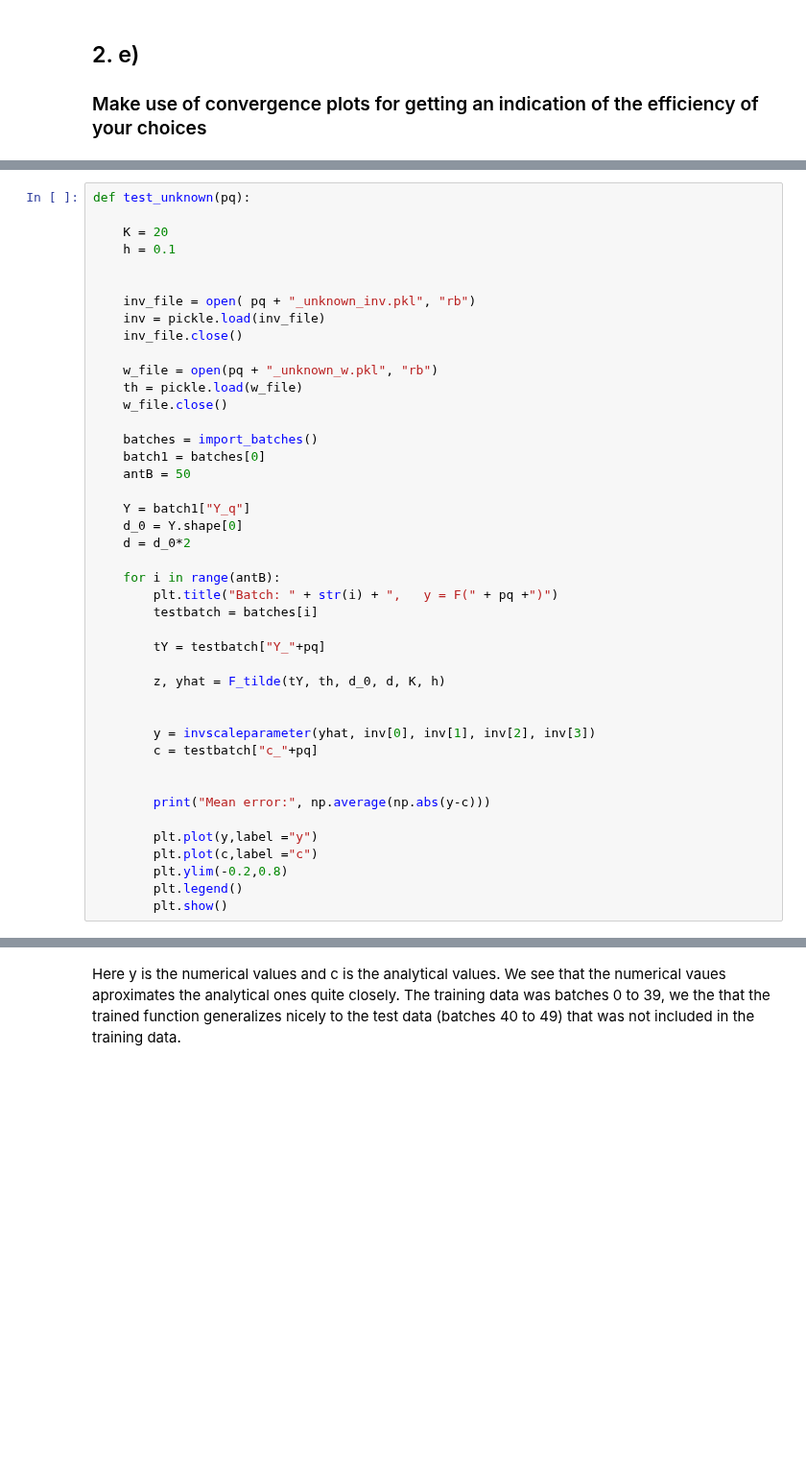
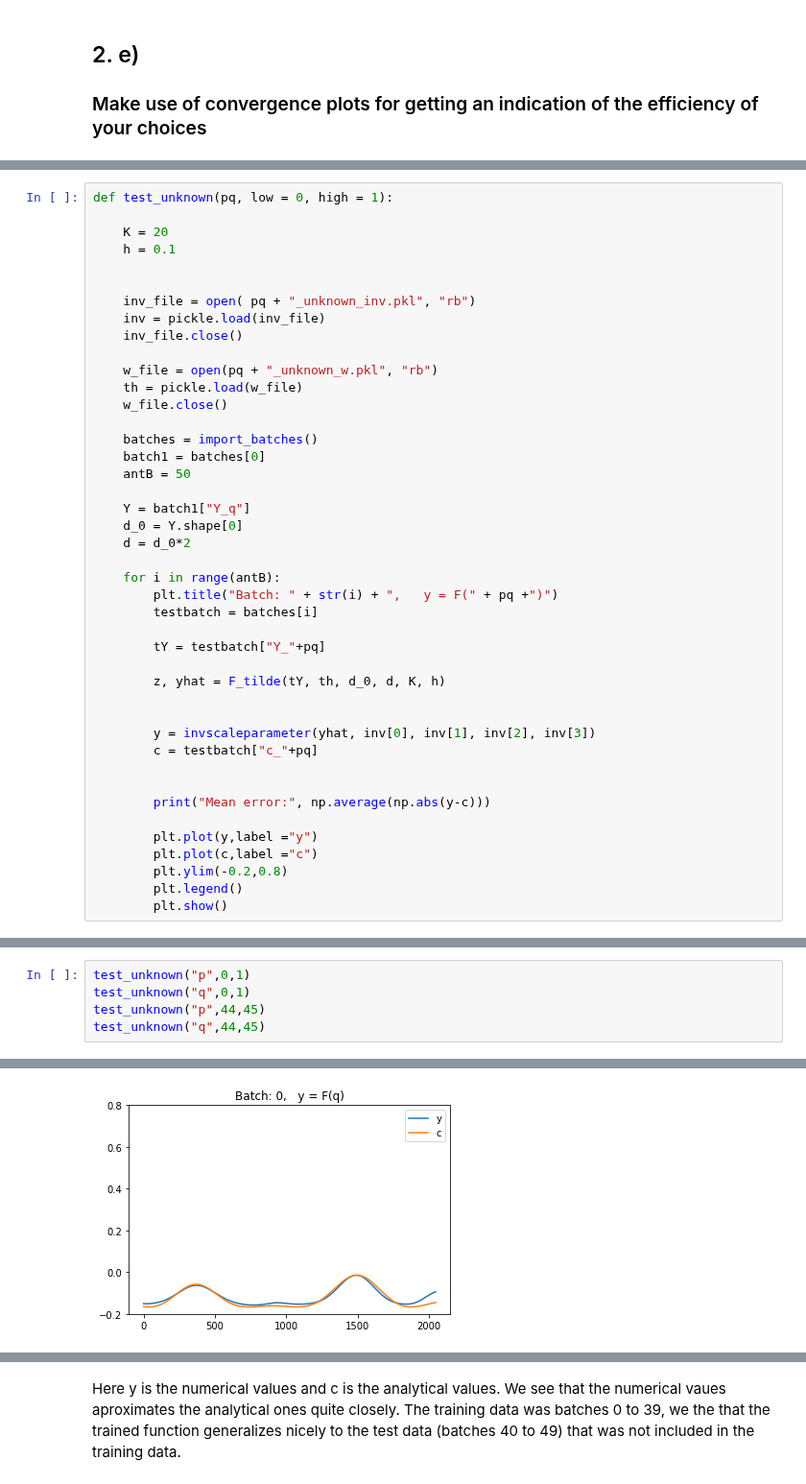
Before and after one commit to isakhammer/deep-learning-project, a Jupyter notebook: project.ipynb, the cells around one changed output, grey strips where cells are left out. Shown at 96% size. Saved outputs shown, nothing was run; the diff lists cells and outputs as text; blank space fills up the shorter version.

```diff
--- a/project.ipynb
+++ b/project.ipynb
@@ -1045,5 +1038,5 @@ def train_uknown() :
 # %%
-def test_unknown(pq):
+def test_unknown(pq, low = 0, high = 1):
 
     K = 20
     h = 0.1
@@ -1104,0 +1081,6 @@ Mean error: 0.005729476600208469
+# %%
+test_unknown("p",0,1)
+test_unknown("q",0,1)
+test_unknown("p",44,45)
+test_unknown("q",44,45)
+# %% [output]
@@ -1104,0 +1092 @@ Mean error: 0.005729476600208469
+[figure, added]
```
Also changed, not shown: parts of 10 cells of this notebook.
